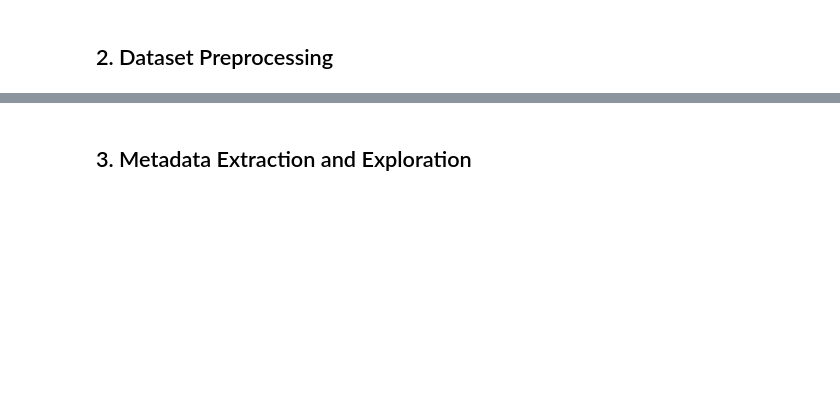
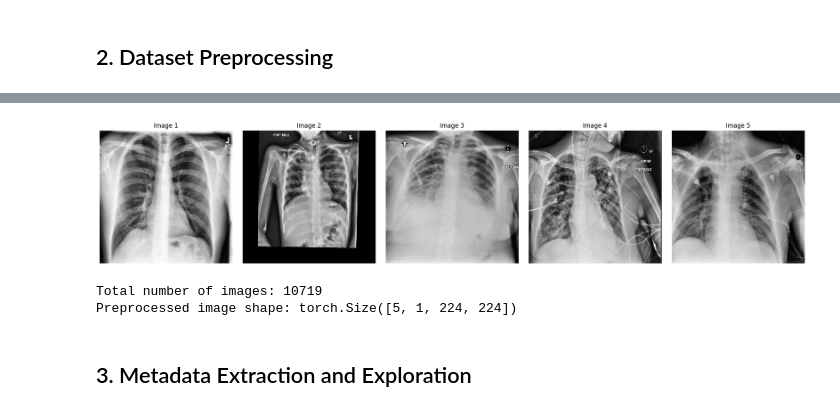
Before and after one commit to alexcri90/Medical-Imaging-DS-Bicocca, a Jupyter notebook: Project_MI.ipynb, the cells around one changed output, grey strips where cells are left out. Drawn from its saved outputs; the diff is of its cells as text; code cells hidden in the pictures; blank space fills up the shorter version.

```diff
--- a/Project_MI.ipynb
+++ b/Project_MI.ipynb
@@ -96,2 +85,82 @@ Total images preprocessed: 10719
+# %%
+import os
+import numpy as np
+import pydicom
+import cv2
+from skimage import exposure
+import torch
+from torch.utils.data import Dataset, DataLoader
+from torchvision import transforms
+
+def preprocess_dicom(dicom_path):
+    """
+    Preprocess a single DICOM image.
+    Steps:
+    1. Read DICOM file
+    2. Extract pixel array
+    3. Normalize pixel values
+    4. Apply CLAHE (Contrast Limited Adaptive Histogram Equalization)
+    5. Resize image to a standard size
+    6. Convert to PyTorch tensor
+    """
+    # Read DICOM file
+    dicom = pydicom.dcmread(dicom_path)
+
+    # Extract pixel array and convert to float
+    image = dicom.pixel_array.astype(np.float32)
+
+    # Normalize pixel values to [0, 1]
+    image = (image - np.min(image)) / (np.max(image) - np.min(image))
+
+    # Apply CLAHE
+    clahe = cv2.createCLAHE(clipLimit=2.0, tileGridSize=(8, 8))
+    image = clahe.apply((image * 255).astype(np.uint8))
+
+    # Resize image to a standard size (e.g., 224x224 for many CNN architectures)
+    image = cv2.resize(image, (224, 224))
+
+    # Convert to PyTorch tensor
+    image_tensor = transforms.ToTensor()(image)
+
+    return image_tensor
+
+class DicomDataset(Dataset):
+    """
+    Custom Dataset class for DICOM images.
+    """
+    def __init__(self, dicom_dir):
+        self.dicom_files = [os.path.join(dicom_dir, f) for f in os.listdir(dicom_dir) if f.endswith('.dcm')]
+
+    def __len__(self):
+        return len(self.dicom_files)
+
+    def __getitem__(self, idx):
+        return preprocess_dicom(self.dicom_files[idx])
+
+# Set up the dataset and dataloader
+dicom_dir = "dicom_files"
+dataset = DicomDataset(dicom_dir)
+dataloader = DataLoader(dataset, batch_size=5, shuffle=False)
+
+# Get the first 5 preprocessed images
+first_batch = next(iter(dataloader))
+
+# Display the first 5 preprocessed images
+import matplotlib.pyplot as plt
+
+fig, axes = plt.subplots(1, 5, figsize=(20, 4))
+for i, img in enumerate(first_batch):
+    axes[i].imshow(img.squeeze(), cmap='gray')
+    axes[i].axis('off')
+    axes[i].set_title(f"Image {i+1}")
+plt.tight_layout()
+plt.show()
+
+print(f"Total number of images: {len(dataset)}")
+print(f"Preprocessed image shape: {first_batch.shape}")
+# %% [output]
+[figure, added]
+Total number of images: 10719
+Preprocessed image shape: torch.Size([5, 1, 224, 224])
 # %% [markdown]
 ## 3. Metadata Extraction and Exploration
```
Also changed, not shown: parts of 30 cells of this notebook, 1 other file.
